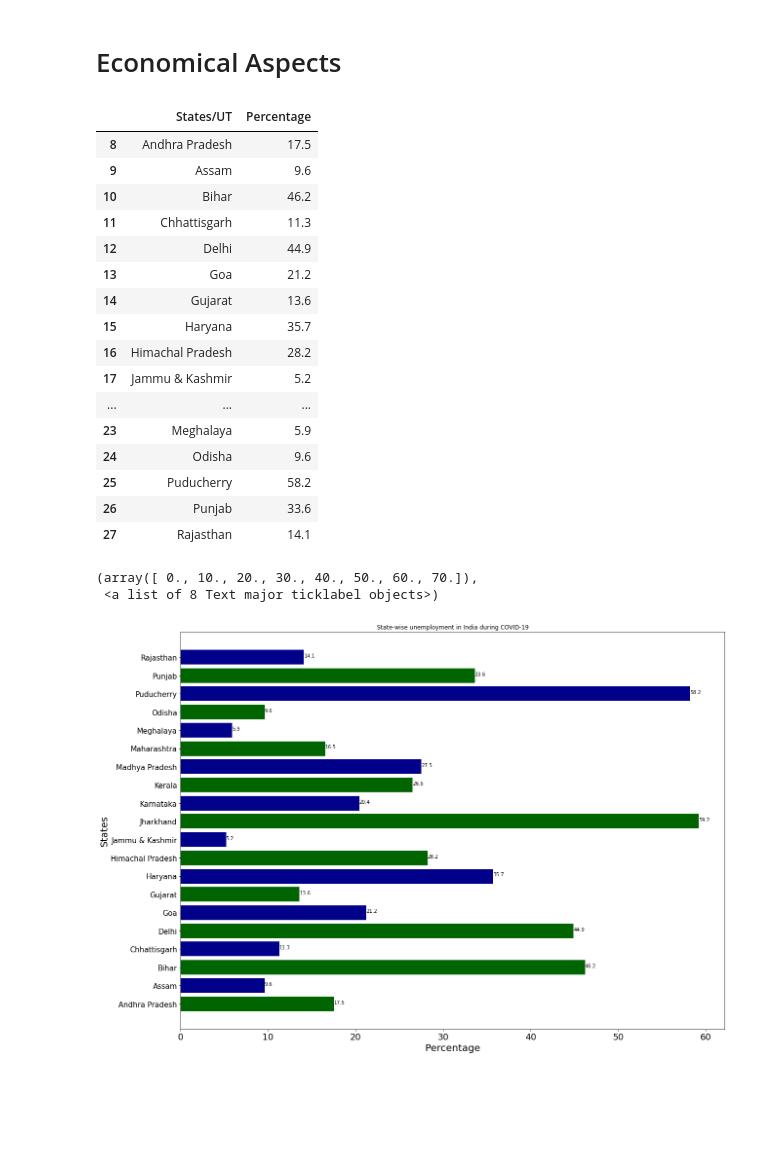
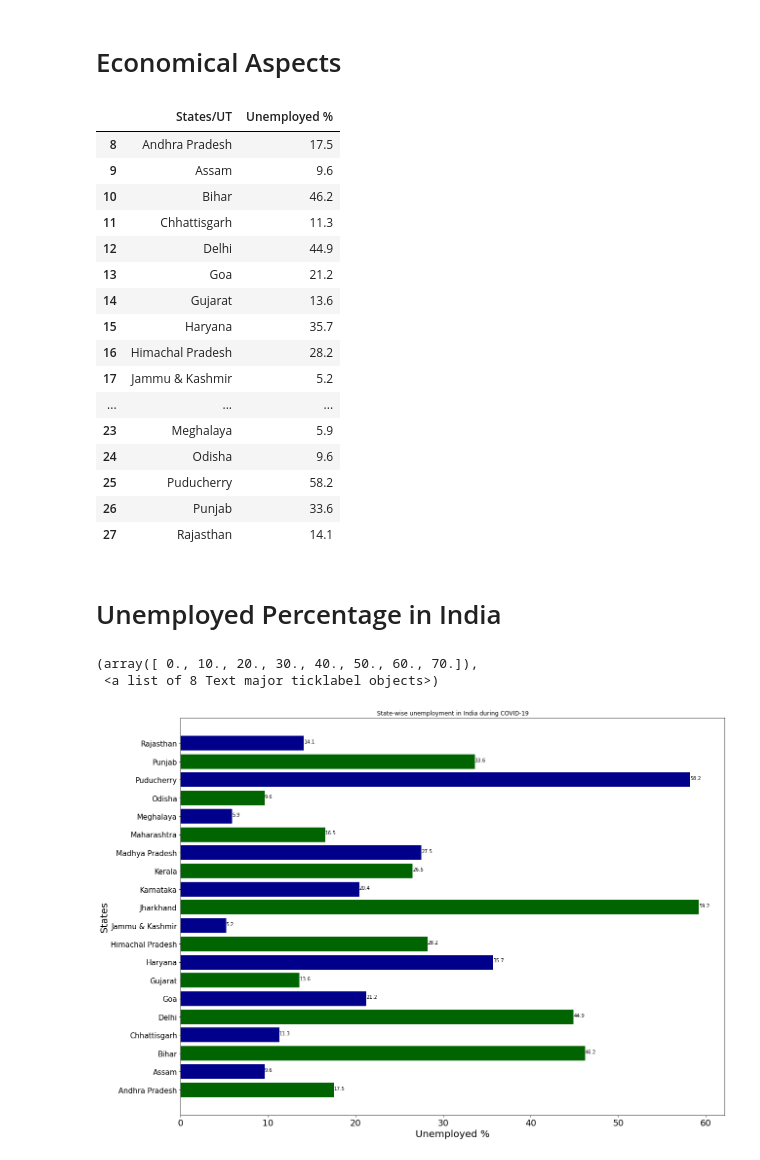
Before and after one commit to RaghavK16/COVID19-Eco-Impact, a Jupyter notebook: covid-effects-economical.ipynb, the cells around one changed output. Drawn from its saved outputs; the diff is of its cells as text; code cells hidden in the pictures; blank space fills up the shorter version.

```diff
--- a/covid-effects-economical.ipynb
+++ b/covid-effects-economical.ipynb
@@ -109,13 +121,13 @@ for row in all_rows:
         stats.append(stat)
 
 #now convert the data into a pandas dataframe for further processing
-new_cols = ["States/UT", "Percentage"]
+new_cols = ["States/UT", "Unemployed %"]
 state_data = pd.DataFrame(data = stats, columns = new_cols)
 state_data.drop(state_data.head(8).index,inplace=True)
 state_data.drop(state_data.tail(8).index,inplace=True)
 state_data
 # %% [output]
-|  | States/UT | Percentage |
+|  | States/UT | Unemployed % |
 | 8 | Andhra Pradesh | 17.5 |
 | 9 | Assam | 9.6 |
 | 10 | Bihar | 46.2 |
@@ -132,19 +144,21 @@ state_data
 | 25 | Puducherry | 58.2 |
 | 26 | Punjab | 33.6 |
 | 27 | Rajasthan | 14.1 |
+# %% [markdown]
+# Unemployed Percentage in India
 # %%
-state_data['Percentage']=state_data['Percentage'].map(float)
+state_data['Unemployed %']=state_data['Unemployed %'].map(float)
 # %%
 plt.figure(figsize=(20,15))
-plt.barh(state_data['States/UT'],state_data['Percentage'],color=['darkgreen', 'darkblue'])
-for index, value in enumerate(state_data['Percentage']):
+plt.barh(state_data['States/UT'],state_data['Unemployed %'],color=['darkgreen', 'darkblue'])
+for index, value in enumerate(state_data['Unemployed %']):
     plt.text(value, index, str(value))
 plt.title('State-wise unemployment in India during COVID-19')
-plt.xlabel('Percentage',fontsize=20)
+plt.xlabel('Unemployed %',fontsize=20)
 plt.ylabel('States',fontsize=20)
 plt.yticks(fontsize=15)
 plt.xticks(fontsize=18)
 # %% [output]
 (array([ 0., 10., 20., 30., 40., 50., 60., 70.]),
  <a list of 8 Text major ticklabel objects>)
-[figure, old version]
+[figure, new version]
```
Also changed, not shown: parts of 10 cells of this notebook.
